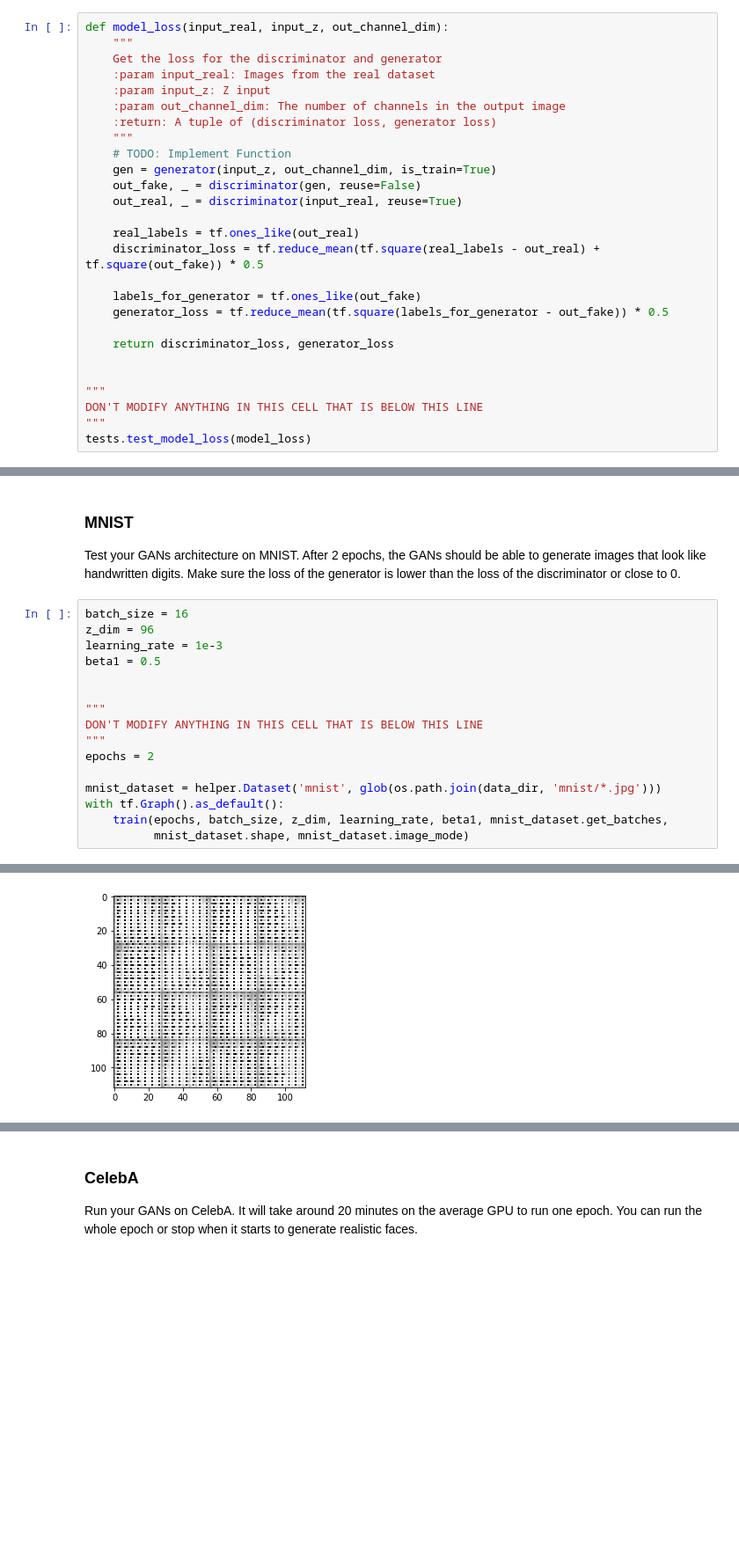
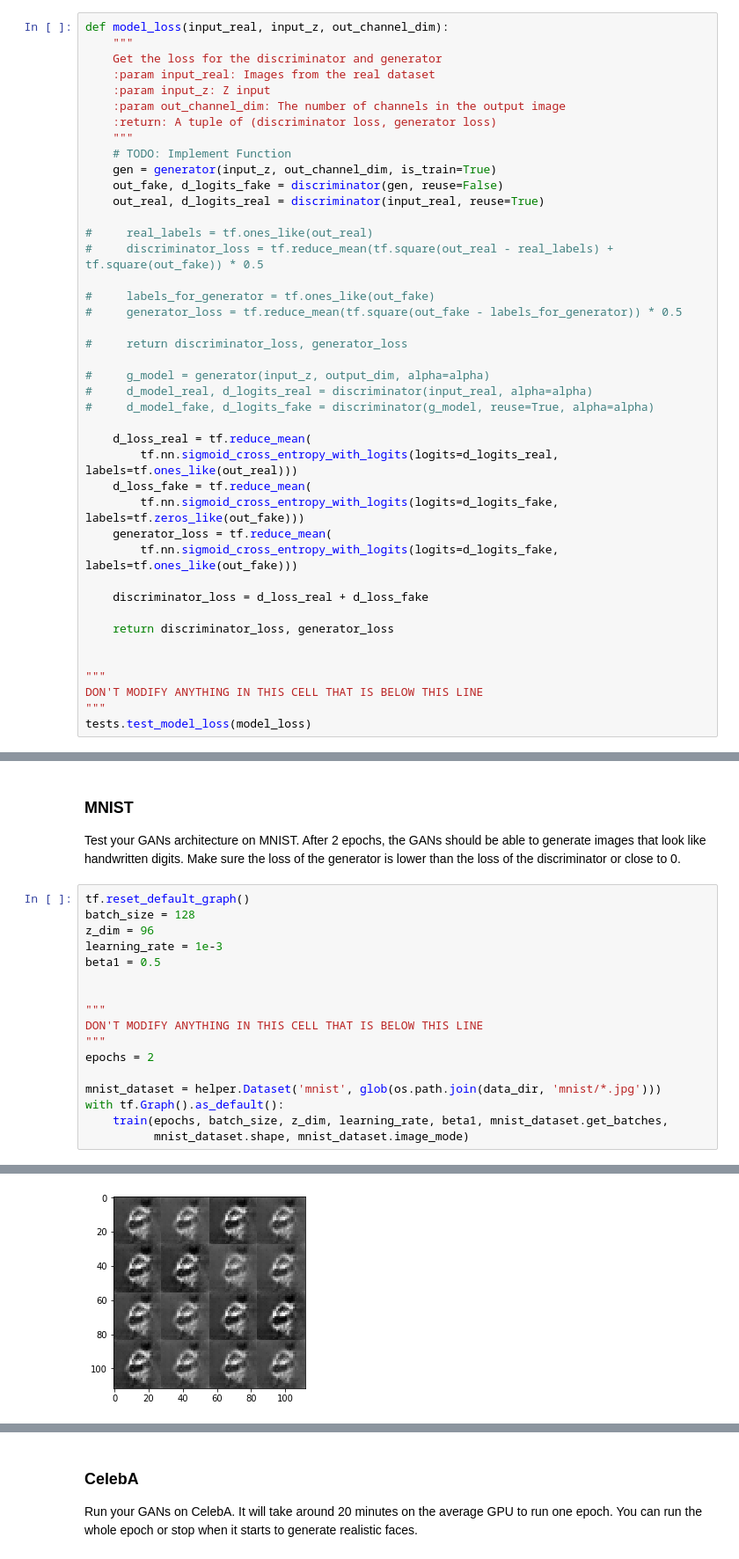
Before and after one commit to baek-jinoo/deep-learning, a Jupyter notebook: face_generation/dlnd_face_generation.ipynb, the cells around one changed output, grey strips where cells are left out. Shown: that part at 88% size. Cells and saved outputs as stored; diff of their text form; blank space fills up the shorter version.

```diff
--- a/face_generation/dlnd_face_generation.ipynb
+++ b/face_generation/dlnd_face_generation.ipynb
@@ -255,14 +344,29 @@ def model_loss(input_real, input_z, out_channel_dim):
     """
     # TODO: Implement Function
     gen = generator(input_z, out_channel_dim, is_train=True)
-    out_fake, _ = discriminator(gen, reuse=False)
-    out_real, _ = discriminator(input_real, reuse=True)
+    out_fake, d_logits_fake = discriminator(gen, reuse=False)
+    out_real, d_logits_real = discriminator(input_real, reuse=True)
 
-    real_labels = tf.ones_like(out_real)
-    discriminator_loss = tf.reduce_mean(tf.square(real_labels - out_real) + tf.square(out_fake)) * 0.5
+#     real_labels = tf.ones_like(out_real)
+#     discriminator_loss = tf.reduce_mean(tf.square(out_real - real_labels) + tf.square(out_fake)) * 0.5
 
-    labels_for_generator = tf.ones_like(out_fake)
-    generator_loss = tf.reduce_mean(tf.square(labels_for_generator - out_fake)) * 0.5
+#     labels_for_generator = tf.ones_like(out_fake)
+#     generator_loss = tf.reduce_mean(tf.square(out_fake - labels_for_generator)) * 0.5
+
+#     return discriminator_loss, generator_loss
+
+#     g_model = generator(input_z, output_dim, alpha=alpha)
+#     d_model_real, d_logits_real = discriminator(input_real, alpha=alpha)
+#     d_model_fake, d_logits_fake = discriminator(g_model, reuse=True, alpha=alpha)
+
+    d_loss_real = tf.reduce_mean(
+        tf.nn.sigmoid_cross_entropy_with_logits(logits=d_logits_real, labels=tf.ones_like(out_real)))
+    d_loss_fake = tf.reduce_mean(
+        tf.nn.sigmoid_cross_entropy_with_logits(logits=d_logits_fake, labels=tf.zeros_like(out_fake)))
+    generator_loss = tf.reduce_mean(
+        tf.nn.sigmoid_cross_entropy_with_logits(logits=d_logits_fake, labels=tf.ones_like(out_fake)))
+
+    discriminator_loss = d_loss_real + d_loss_fake
 
     return discriminator_loss, generator_loss
 
@@ -396,7 +500,8 @@ def train(epoch_count, batch_size, z_dim, learning_rate, beta1, get_batches, dat
 ### MNIST
 Test your GANs architecture on MNIST.  After 2 epochs, the GANs should be able to generate images that look like handwritten digits.  Make sure the loss of the generator is lower than the loss of the discriminator or close to 0.
 # %%
-batch_size = 16
+tf.reset_default_graph()
+batch_size = 128
 z_dim = 96
 learning_rate = 1e-3
 beta1 = 0.5
@@ -438 +543 @@ it: 400, epoch 0/2, d loss: 0.1354, g loss: 0.3683
-[figure, old version]
+[figure, new version]
```
Also changed, not shown: parts of 7 cells of this notebook.
